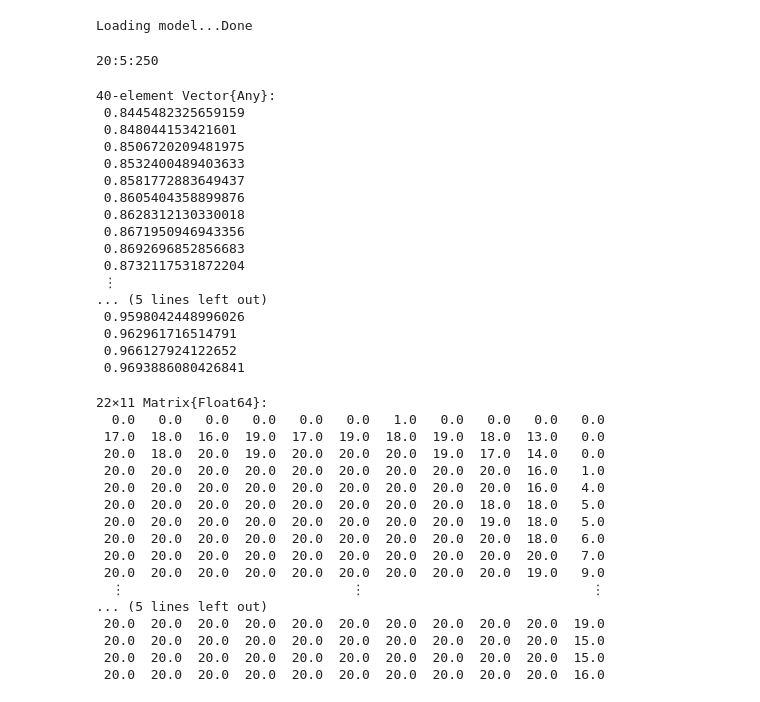
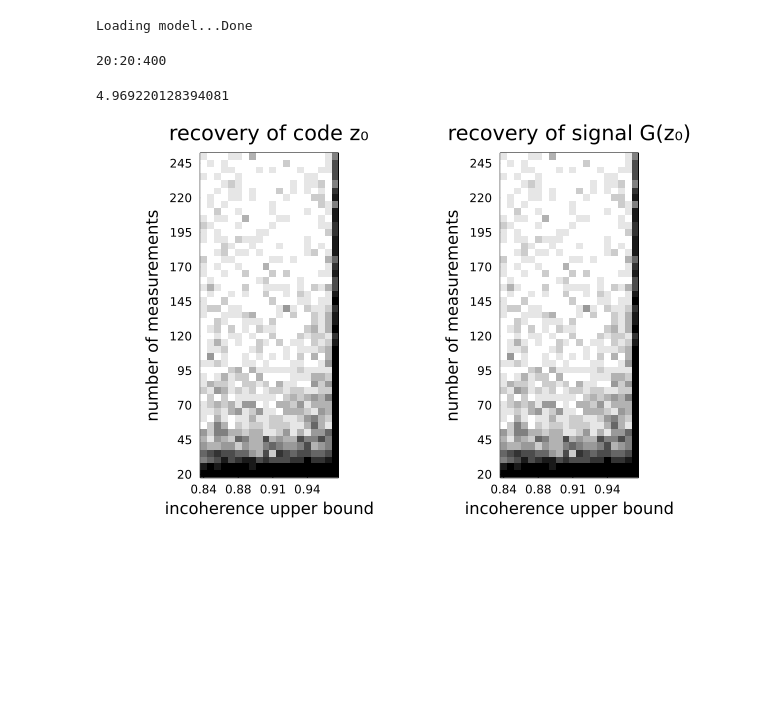
Before and after one commit to babhrujoshi/GNN_Isometries, a Jupyter notebook: Phase_plot_Full_MNIST.ipynb, the cells around one changed output. Cells and saved outputs as stored; diff of their text form; code cells hidden in the pictures; blank space fills up the shorter version.

```diff
--- a/Phase_plot_Full_MNIST.ipynb
+++ b/Phase_plot_Full_MNIST.ipynb
@@ -34,43 +33,30 @@ x_dim = 784
 k = 20
 
 tolerance = 1e-7; max_iter = 6000; out_toggle = 0
-trials = 20
+trials = 10
 opt = Flux.Optimise.ADAM(.1);
 
 # encoder_μ_inco, encoder_logvar_inco,  W1_inco, W2_inco, W3_inco, Q_inco = load_model_sep("trained_GNN/MNIST_identity_v4", 25)
 B = randn(x_dim, 500)/sqrt(x_dim)
 _, _,  W1_co, W2_co, W3_co, Q_co = load_model_sep("trained_GNN/MNIST_v2", 25)
 F = dct(diagm(ones(x_dim)),2);
-β_list, α_list = get_β_α(F, Q_co, B, 40);
+β_list, α_list = get_β_α(F, Q_co, B, 20);
 recovery_error_matrix = zeros(trials, 1 + length(β_list) )
 recon_error_matrix = zeros(trials, 1 + length(β_list) );
 
-m_list = 20:5:250
+m_list = 20:20:400
 # %% [output]
 Loading model...Done
-20:5:250
+20:20:400
-# %%
-m_list = 20:5:250
-length(m_list)
-α_list
-# %% [output]
-40-element Vector{Any}:
- 0.8445482325659159
- 0.848044153421601
- 0.8506720209481975
- 0.8532400489403633
- 0.8581772883649437
- 0.8605404358899876
- 0.8628312130330018
- 0.8671950946943356
- 0.8692696852856683
- 0.8732117531872204
- ⋮
-... (5 lines left out)
- 0.9598042448996026
- 0.962961716514791
- 0.966127924122652
- 0.9693886080426841
+# %%
+length(m_list)
+α_list
+
+W1_rand = randn(500, 20)/sqrt(500)
+W2_rand = randn(500,500)/sqrt(500)
+z = randn(k); norm(z)
+# %% [output]
+4.969220128394081
 # %%
 phase_matrix_recovery = zeros(trials, length(m_list), length(β_list))
 phase_matrix_recon = zeros(trials, length(m_list), length(β_list))
@@ -117,50 +102,34 @@ M = zeros(size(phase_matrix_recovery[1,:,:]))
 for trial in 1:trials
     M += (phase_matrix_recovery[trial,:,:] .< 1e-2)
 end
-# %% [output]
-22×11 Matrix{Float64}:
-  0.0   0.0   0.0   0.0   0.0   0.0   1.0   0.0   0.0   0.0   0.0
- 17.0  18.0  16.0  19.0  17.0  19.0  18.0  19.0  18.0  13.0   0.0
- 20.0  18.0  20.0  19.0  20.0  20.0  20.0  19.0  17.0  14.0   0.0
- 20.0  20.0  20.0  20.0  20.0  20.0  20.0  20.0  20.0  16.0   1.0
- 20.0  20.0  20.0  20.0  20.0  20.0  20.0  20.0  20.0  16.0   4.0
- 20.0  20.0  20.0  20.0  20.0  20.0  20.0  20.0  18.0  18.0   5.0
- 20.0  20.0  20.0  20.0  20.0  20.0  20.0  20.0  19.0  18.0   5.0
- 20.0  20.0  20.0  20.0  20.0  20.0  20.0  20.0  20.0  18.0   6.0
- 20.0  20.0  20.0  20.0  20.0  20.0  20.0  20.0  20.0  20.0   7.0
- 20.0  20.0  20.0  20.0  20.0  20.0  20.0  20.0  20.0  19.0   9.0
-  ⋮                             ⋮                             ⋮
-... (5 lines left out)
- 20.0  20.0  20.0  20.0  20.0  20.0  20.0  20.0  20.0  20.0  19.0
- 20.0  20.0  20.0  20.0  20.0  20.0  20.0  20.0  20.0  20.0  15.0
- 20.0  20.0  20.0  20.0  20.0  20.0  20.0  20.0  20.0  20.0  15.0
- 20.0  20.0  20.0  20.0  20.0  20.0  20.0  20.0  20.0  20.0  16.0
 # %%
 M = zeros(size(phase_matrix_recovery[1,:,:]))
 for trial in 1:trials
     M += (phase_matrix_recovery[trial,:,:] .< 1e-5)
 end
 p1 = plot(colorview(Gray, reverse(M/trials, dims = 1)), bg =:black, title = "recovery of code z₀", framestyle = :box)
 xticks = 1:5:length(α_list)
 xticks!(xticks, ["$(round.(α_list, digits = 2)[i])" for i in 1:5:length(α_list)])
 yticks = 2:5:length(m_list)
 yticks!(yticks, ["$(m_list[length(m_list) + 1 - i])" for i in 2:5:length(m_list)])
 
 
 M = zeros(size(phase_matrix_recon[1,:,:]))
 for trial in 1:trials
     M += (phase_matrix_recovery[trial,:,:] .< 1e-5)
 end
 
 p2 = plot(colorview(Gray, reverse(M/trials, dims = 1)), bg =:black, title = "recovery of signal G(z₀)",framestyle = :box)
 xticks = 1:5:length(α_list)
 xticks!(xticks, ["$(round.(α_list, digits = 2)[i])" for i in 1:5:length(α_list)])
 yticks = 2:5:length(m_list)
 yticks!(yticks, ["$(m_list[length(m_list) + 1 - i])" for i in 2:5:length(m_list)])
 # plot!(1:length(α_list), ff.(m_pred), label =:false, linewidth = 2 )
 
 plot(p1, p2, layout = 2, xlabel = "incoherence upper bound", ylabel = "number of measurements")
-savefig("figures/Phase_MNIST_paper.pdf")
+# savefig("figures/Phase_MNIST_paper.pdf")
+# %% [output]
+[figure, added]
 # %%
 
 
```
Also changed, not shown: parts of 3 cells of this notebook.
